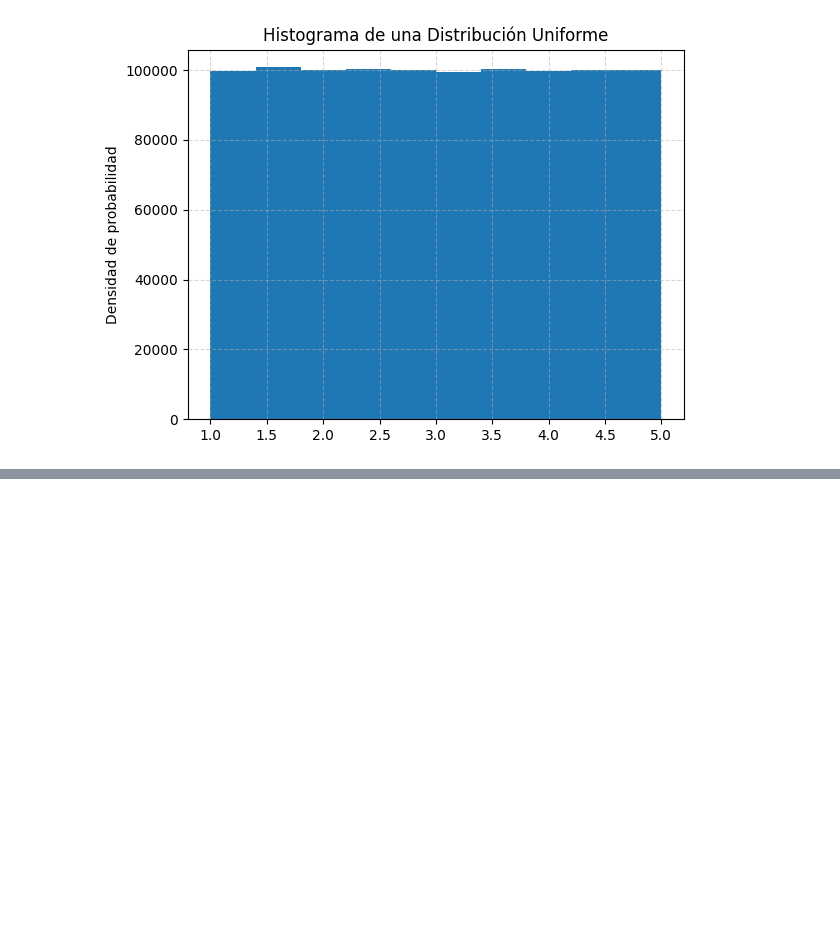
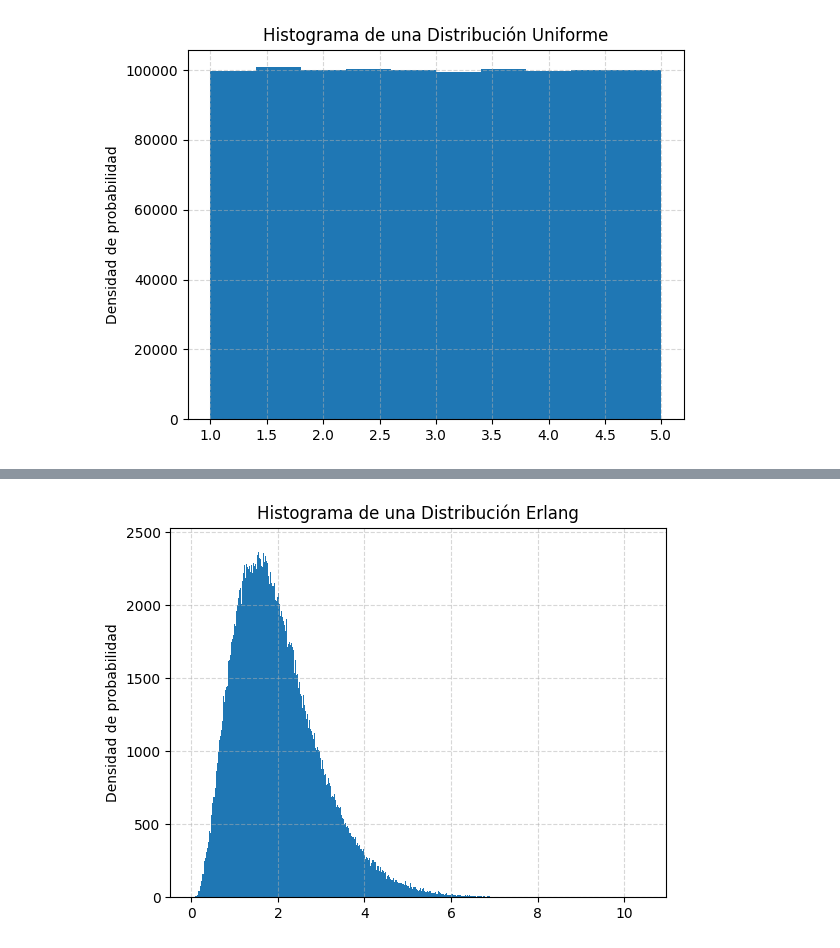
Before and after one commit to ClementeGarcia/Simulaci-n-1, a Jupyter notebook: Catalogo.ipynb, the cells around one changed output, grey strips where cells are left out. Cells and saved outputs as stored; diff of their text form; code cells hidden in the pictures; blank space fills up the shorter version.

```diff
--- a/Catalogo.ipynb
+++ b/Catalogo.ipynb
@@ -193,0 +343,23 @@ plt.grid(True, linestyle='--', alpha=0.5)
+# %%
+m = 4
+labda = 2
+# %%
+def erlang(n):
+    lista = []
+    for i in range(n):
+        x = 0
+        for i in range(m):
+            R = rd.random()
+            x += -np.log(R) / labda
+        lista.append(x)
+    return lista
+# %%
+l = erlang(1000000)
+# %%
+plt.hist(l, bins=2000) #Histograma de una distribución erlang
+plt.title("Histograma de una Distribución Erlang")
+plt.xlabel("")
+plt.ylabel("Densidad de probabilidad")
+plt.grid(True, linestyle='--', alpha=0.5)
+# %% [output]
+[figure, added]
```
Also changed, not shown: parts of 48 cells of this notebook.
